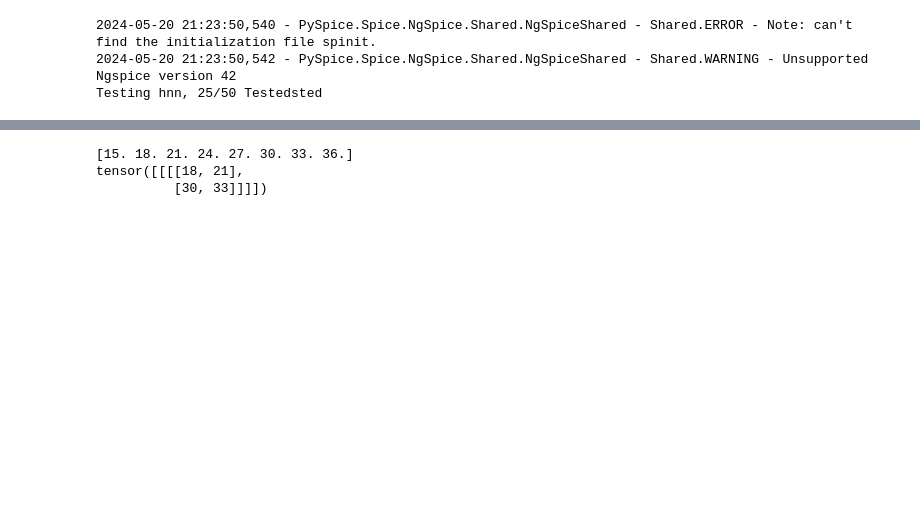
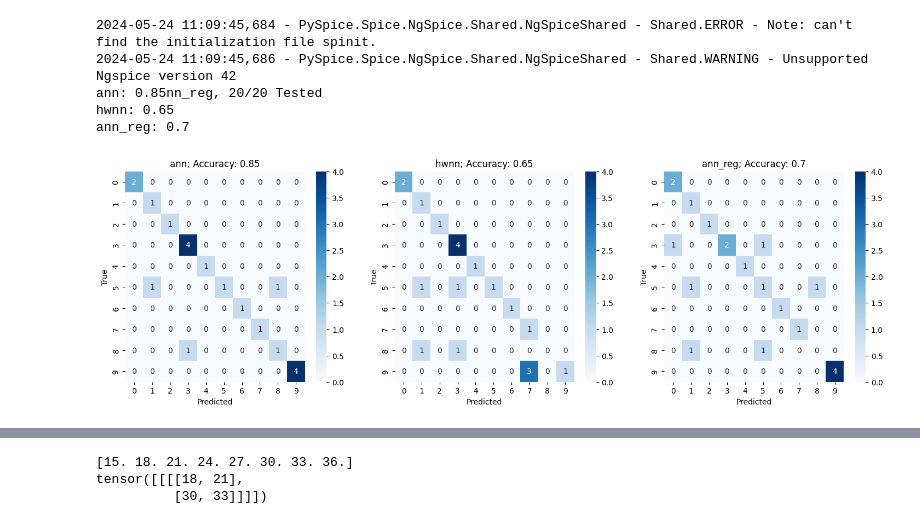
Before and after one commit to vinitdoke/Analog_Neural_Net_Simulator, a Jupyter notebook: evaluation.ipynb, the cells around one changed output, grey strips where cells are left out. Cells and saved outputs as stored; diff of their text form; code cells hidden in the pictures; blank space fills up the shorter version.

```diff
--- a/evaluation.ipynb
+++ b/evaluation.ipynb
@@ -86,55 +27,58 @@ hwnn = PseudoHardwareNN(hardware_multiplier=SimpleCrossbar2,
                                         inline_resistances=(True, (1e-4, 1e-4)),
                                         verbose=False)
 
-hwnn_l1reg = PseudoHardwareNN(hardware_multiplier=SimpleCrossbar2,
-                                        input_quantization=(True, 0.01),
-                                        weight_quantization=(True, 0.05, [-1,1]),
-                                        output_quantization=(True, 0.01),
-                                        weight_variance=(True, 0.05),
-                                        inline_resistances=(True, (1e-4, 1e-4)),
-                                        verbose=False)
+# hwnn_l1reg = PseudoHardwareNN(hardware_multiplier=SimpleCrossbar2,
+#                                         input_quantization=(True, 0.01),
+#                                         weight_quantization=(True, 0.05, [-1,1]),
+#                                         output_quantization=(True, 0.01),
+#                                         weight_variance=(True, 0.05),
+#                                         inline_resistances=(True, (1e-4, 1e-4)),
+#                                         verbose=False)
 
 
 # hwnn2 = PseudoHardwareNN(hardware_multiplier=SimpleCrossbar2,
 #                                         input_quantization=(True, 0.01),
 #                                         weight_quantization=(True, 0.05, [-1,1]),
 #                                         output_quantization=(True, 0.01),
 #                                         inline_resistances=(True, (1e-4, 1e-4)))
 # hwnn3 = PseudoHardwareNN(hardware_multiplier=DifferentialCrossbar,
 #                                         input_quantization=(True, 0.01),
 #                                         weight_quantization=(True, 0.05, [-1,1]),
 #                                         output_quantization=(True, 0.01),
 #                                         inline_resistances=(True, (1e-4, 1e-4)))
 
 
 models = [ann, hwnn] #, hwnn3]
 
 for model in models:
     model.load_state_dict(torch.load(model_path))
     model.to(device)
     model.eval()
 
 ann_reg.load_state_dict(torch.load(l1_model_path))
 ann_reg.to(device)
 ann_reg.eval()
 
 models.append(ann_reg)
 
-hwnn_l1reg.load_state_dict(torch.load(l1_model_path))
-hwnn_l1reg.to(device)
-hwnn_l1reg.eval()
+# hwnn_l1reg.load_state_dict(torch.load(l1_model_path))
+# hwnn_l1reg.to(device)
+# hwnn_l1reg.eval()
 
-models.append(hwnn_l1reg)
+# models.append(hwnn_l1reg)
 
 # dataset
 test_data = get_loaders(batch_size=1, train=False, dataset_path="datasets/")
-max_samples = 50
+max_samples = 20
 
-compare_models(models, names=['ann', 'hnn', 'ann_reg', 'hnn_reg'],max_samples=max_samples)
+compare_models(models, names=['ann', 'hwnn', 'ann_reg'],max_samples=max_samples)
 # %% [output]
-2024-05-20 21:23:50,540 - PySpice.Spice.NgSpice.Shared.NgSpiceShared - Shared.ERROR - Note: can't find the initialization file spinit.
-2024-05-20 21:23:50,542 - PySpice.Spice.NgSpice.Shared.NgSpiceShared - Shared.WARNING - Unsupported Ngspice version 42
-Testing hnn, 25/50 Testedsted
+2024-05-24 11:09:45,684 - PySpice.Spice.NgSpice.Shared.NgSpiceShared - Shared.ERROR - Note: can't find the initialization file spinit.
+2024-05-24 11:09:45,686 - PySpice.Spice.NgSpice.Shared.NgSpiceShared - Shared.WARNING - Unsupported Ngspice version 42
+ann: 0.85nn_reg, 20/20 Tested
+hwnn: 0.65
+ann_reg: 0.7
+[figure, added]
 # %%
 # plt.bar(["Software", "Ideal Hardware", "QSI"], [software_accuracy,hardware_accuracy, hardware_quantized_accuracy])
 # plt.hlines(software_accuracy, -0.5, 2.5, colors="r", linestyles="dashed", label="Software Baseline")
```
Also changed, not shown: parts of 4 cells of this notebook, 5 other files.
